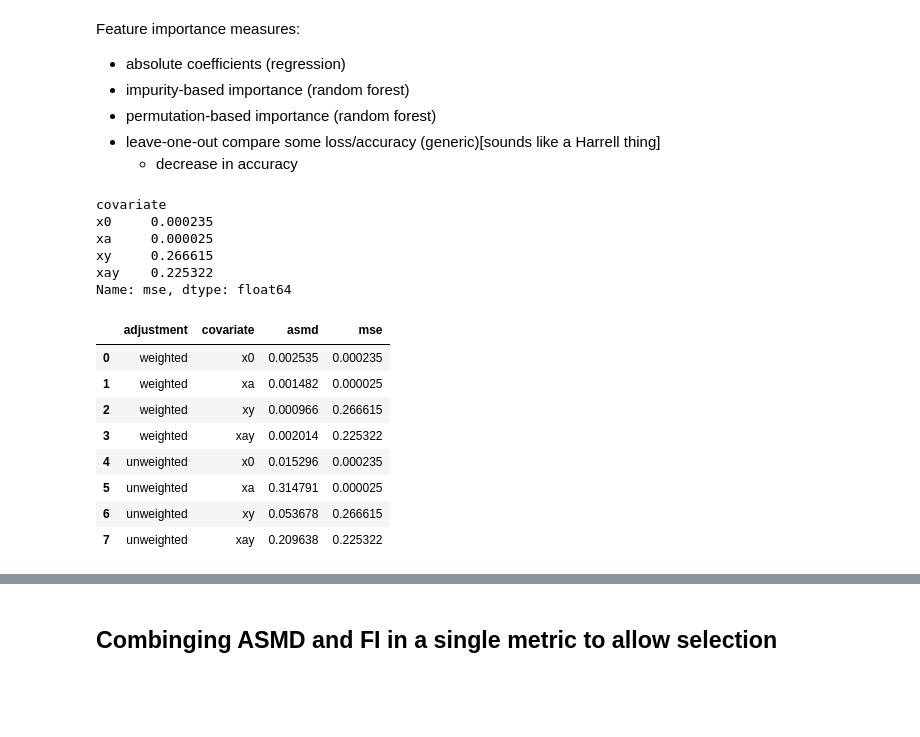
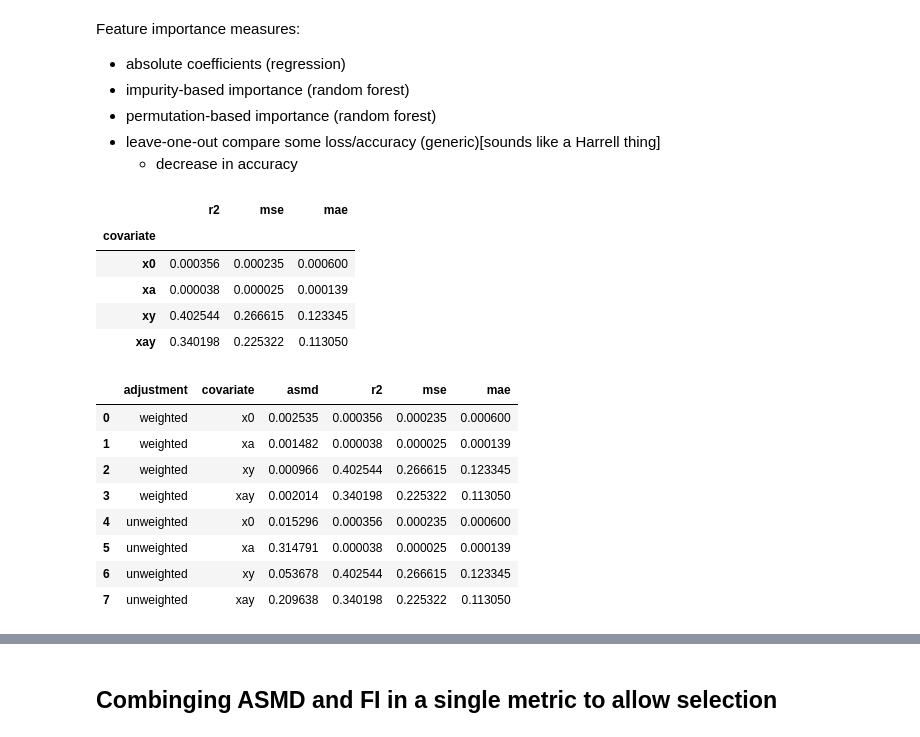
Before and after one commit to namag-ai/oui-plots, a Jupyter notebook: ouilove.ipynb, the cells around one changed output, grey strips where cells are left out. Cells and saved outputs as stored; diff of their text form; code cells hidden in the pictures; blank space fills up the shorter version.

```diff
--- a/ouilove.ipynb
+++ b/ouilove.ipynb
@@ -122,7 +141,7 @@ def relative_explained_variation(estimator, X, a, y, metric="mse"):
     importance = importance.set_index("covariate")
     importance = importance / importance.loc["full"]
     importance = importance.drop(index="full")
-    importance = importance[metric]
+    # importance = importance[metric]
     return importance
 
 def decrease_in_explain_variation(estimator, X, a, y, metric="mse"):
@@ -131,7 +150,7 @@ def decrease_in_explain_variation(estimator, X, a, y, metric="mse"):
     importance = importance.set_index("covariate")
     importance = (importance.loc["full"]-importance) / importance.loc["full"]
     importance = importance.drop(index="full")
-    importance = importance[metric]
+    # importance = importance[metric]
     importance = importance.abs()
     return importance
 # %%
@@ -142,24 +161,24 @@ def decrease_in_explain_variation(estimator, X, a, y, metric="mse"):
 feature_importance = decrease_in_explain_variation(LinearRegression(), X, a, y)
 feature_importance
 # %% [output]
-covariate
-x0     0.000235
-xa     0.000025
-xy     0.266615
-xay    0.225322
-Name: mse, dtype: float64
+|  | r2 | mse | mae |
+| covariate |  |  |  |
+| x0 | 0.000356 | 0.000235 | 0.000600 |
+| xa | 0.000038 | 0.000025 | 0.000139 |
+| xy | 0.402544 | 0.266615 | 0.123345 |
+| xay | 0.340198 | 0.225322 | 0.113050 |
 # %%
-plot_data = asmds.reset_index().merge(
+dot_plot_data = asmds.reset_index().merge(
     feature_importance.reset_index(), on="covariate",
 )
-plot_data
+dot_plot_data
 # %% [output]
-|  | adjustment | covariate | asmd | mse |
-| 0 | weighted | x0 | 0.002535 | 0.000235 |
-| 1 | weighted | xa | 0.001482 | 0.000025 |
-| 2 | weighted | xy | 0.000966 | 0.266615 |
-| 3 | weighted | xay | 0.002014 | 0.225322 |
-| 4 | unweighted | x0 | 0.015296 | 0.000235 |
-| 5 | unweighted | xa | 0.314791 | 0.000025 |
-| 6 | unweighted | xy | 0.053678 | 0.266615 |
-| 7 | unweighted | xay | 0.209638 | 0.225322 |
+|  | adjustment | covariate | asmd | r2 | mse | mae |
+| 0 | weighted | x0 | 0.002535 | 0.000356 | 0.000235 | 0.000600 |
+| 1 | weighted | xa | 0.001482 | 0.000038 | 0.000025 | 0.000139 |
+| 2 | weighted | xy | 0.000966 | 0.402544 | 0.266615 | 0.123345 |
+| 3 | weighted | xay | 0.002014 | 0.340198 | 0.225322 | 0.113050 |
+| 4 | unweighted | x0 | 0.015296 | 0.000356 | 0.000235 | 0.000600 |
+| 5 | unweighted | xa | 0.314791 | 0.000038 | 0.000025 | 0.000139 |
+| 6 | unweighted | xy | 0.053678 | 0.402544 | 0.266615 | 0.123345 |
+| 7 | unweighted | xay | 0.209638 | 0.340198 | 0.225322 | 0.113050 |
```
Also changed, not shown: parts of 12 cells of this notebook.
